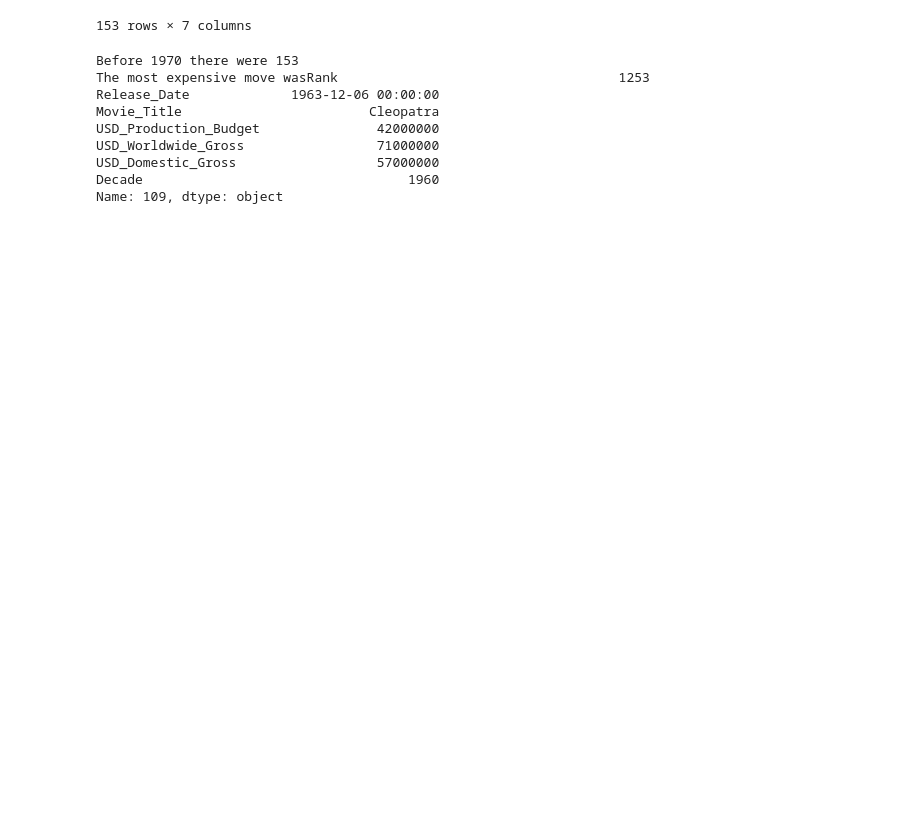
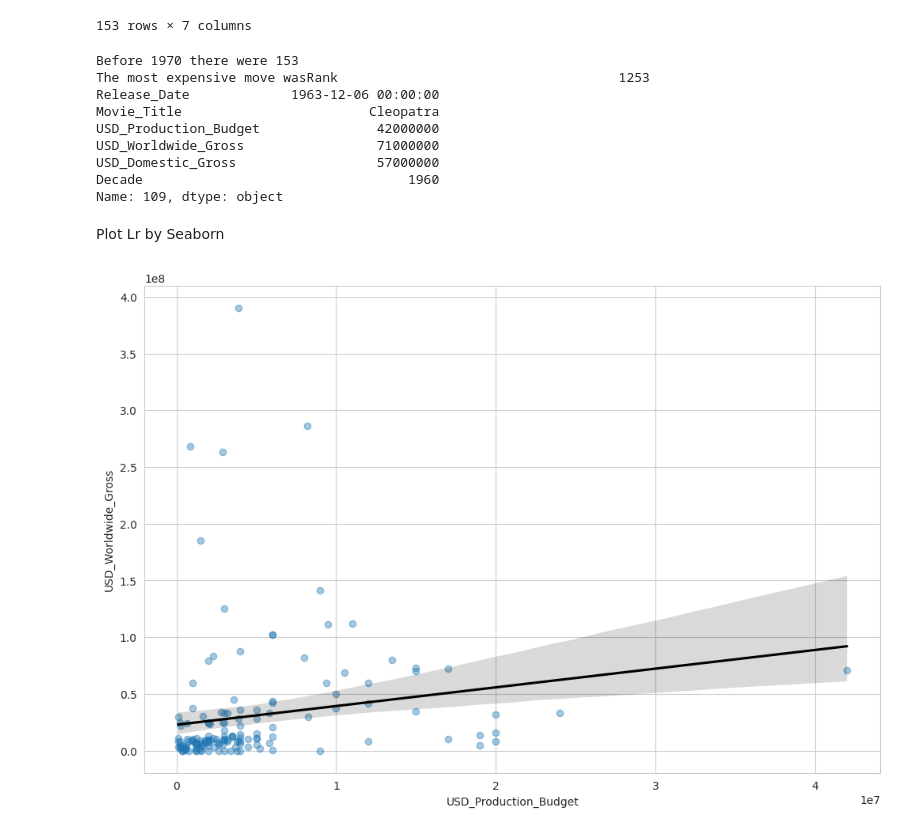
Before and after one commit to Szafranerio/Machine-Learning, a Jupyter notebook: Linear-Regression/LR_Cost_Revenue.ipynb, the cells around one changed output. Saved outputs shown, nothing was run; the diff lists cells and outputs as text; code cells hidden in the pictures; blank space fills up the shorter version.

```diff
--- a/Linear-Regression/LR_Cost_Revenue.ipynb
+++ b/Linear-Regression/LR_Cost_Revenue.ipynb
@@ -248,3 +248,11 @@ USD_Worldwide_Gross                 71000000
 USD_Domestic_Gross                  57000000
 Decade                                  1960
 Name: 109, dtype: object
+# %% [markdown]
+Plot Lr by Seaborn
+# %%
+plt.figure(figsize=(12,8))
+with sns.axes_style('whitegrid'):
+    sns.regplot(old_films, x='USD_Production_Budget', y='USD_Worldwide_Gross', scatter_kws={'alpha':0.4}, line_kws={'color': 'black'})
+# %% [output]
+[figure, added]
```
Also changed, not shown: parts of 9 cells of this notebook, 1 other file.
